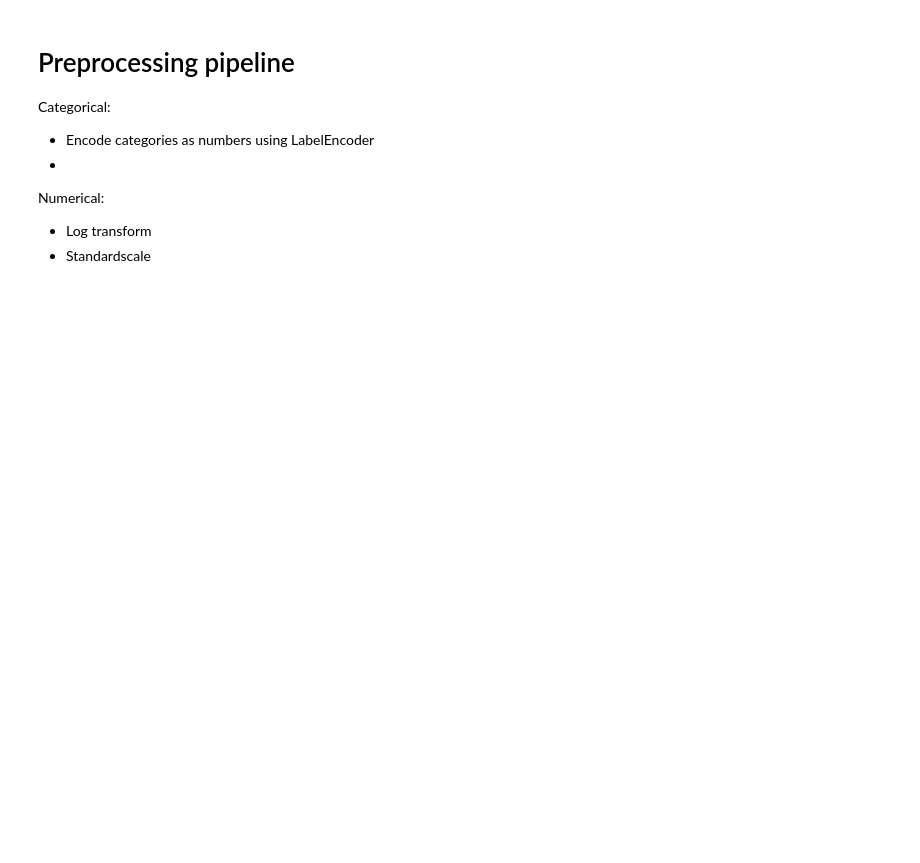
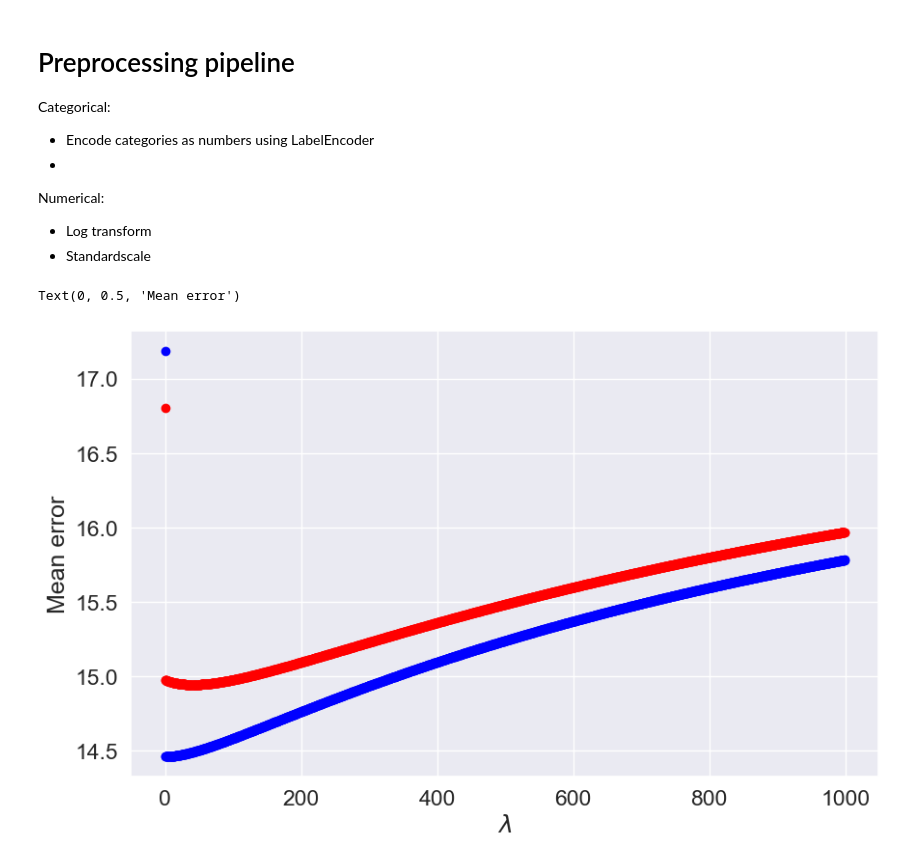
Before and after one commit to krusand/02452-ML-Project, a Jupyter notebook: regression_part_a.ipynb, the cells around one changed output. Cells and saved outputs as stored; diff of their text form; code cells hidden in the pictures; blank space fills up the shorter version.

```diff
--- a/regression_part_a.ipynb
+++ b/regression_part_a.ipynb
@@ -85,0 +83,45 @@ X_train_preprocessed = pd.DataFrame(preproc.transform(X_train.copy()), columns=p
+# %%
+kf = KFold(n_splits=10,shuffle=True, random_state=seed)
+
+lams = np.arange(0, 1000, 0.5)
+
+train_error_avgs = []
+test_error_avgs = []
+
+for lam in lams:
+    linear_regression_regularized = lm.Ridge(alpha=lam)
+
+    kfold_train_errors = []
+    kfold_test_errors = []
+
+    for i, (train_index, test_index) in enumerate(kf.split(X)):
+        n_train = len(train_index)
+        n_test = len(test_index)
+        X_fold_train = X_preprocessed.iloc[train_index]
+        y_fold_train = y.iloc[train_index]
+        X_fold_test = X_preprocessed.iloc[test_index]
+        y_fold_test = y.iloc[test_index]
+
+        linear_regression_regularized.fit(X_fold_train, y_fold_train)
+        y_train_hat = linear_regression_regularized.predict(X_fold_train)
+        y_test_hat = linear_regression_regularized.predict(X_fold_test)
+
+        train_error = np.sum((np.array(y_fold_train) - y_train_hat)**2) / n_train
+        test_error = np.sum((np.array(y_fold_test) - y_test_hat)**2) / n_test
+
+        kfold_train_errors.append(train_error)
+        kfold_test_errors.append(test_error)
+
+    train_error_avgs.append(np.average(kfold_train_errors))
+    test_error_avgs.append(np.average(kfold_test_errors))
+# %%
+
+fig, ax = plt.subplots(figsize=(10,6))
+
+ax.scatter(lams, test_error_avgs, c='red')
+ax.scatter(lams, train_error_avgs, c='blue')
+ax.set_xlabel("$\lambda$")
+ax.set_ylabel("Mean error")
+# %% [output]
+Text(0, 0.5, 'Mean error')
+[figure, added]
```
Also changed, not shown: parts of 2 cells of this notebook.
